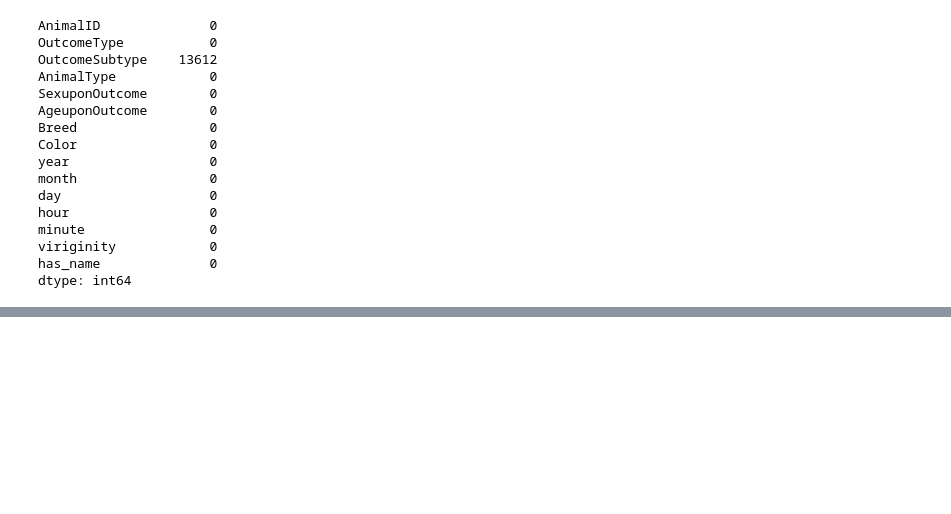
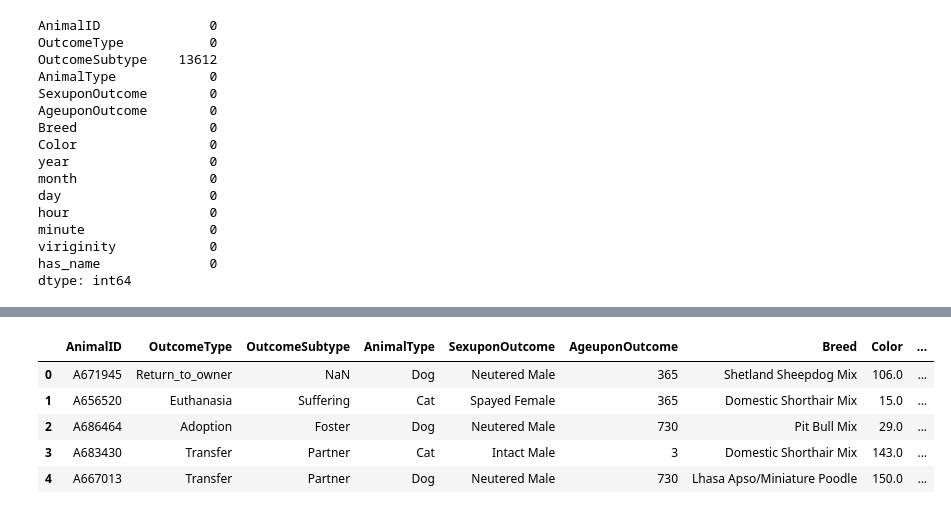
Before and after one commit to xingobar/machine_learning, a Jupyter notebook: Animal Outcome.ipynb, the cells around one changed output, grey strips where cells are left out. Cells and saved outputs as stored; diff of their text form; code cells hidden in the pictures; blank space fills up the shorter version.

```diff
--- a/Animal Outcome.ipynb
+++ b/Animal Outcome.ipynb
@@ -166,0 +261,9 @@ train.head()
+# %%
+train.head()
+# %% [output]
+|  | AnimalID | OutcomeType | OutcomeSubtype | AnimalType | SexuponOutcome | AgeuponOutcome | Breed | Color | ... |
+| 0 | A671945 | Return_to_owner | NaN | Dog | Neutered Male | 365 | Shetland Sheepdog Mix | 106.0 | ... |
+| 1 | A656520 | Euthanasia | Suffering | Cat | Spayed Female | 365 | Domestic Shorthair Mix | 15.0 | ... |
+| 2 | A686464 | Adoption | Foster | Dog | Neutered Male | 730 | Pit Bull Mix | 29.0 | ... |
+| 3 | A683430 | Transfer | Partner | Cat | Intact Male | 3 | Domestic Shorthair Mix | 143.0 | ... |
+| 4 | A667013 | Transfer | Partner | Dog | Neutered Male | 730 | Lhasa Apso/Miniature Poodle | 150.0 | ... |
```
Also changed, not shown: parts of 24 cells of this notebook.
